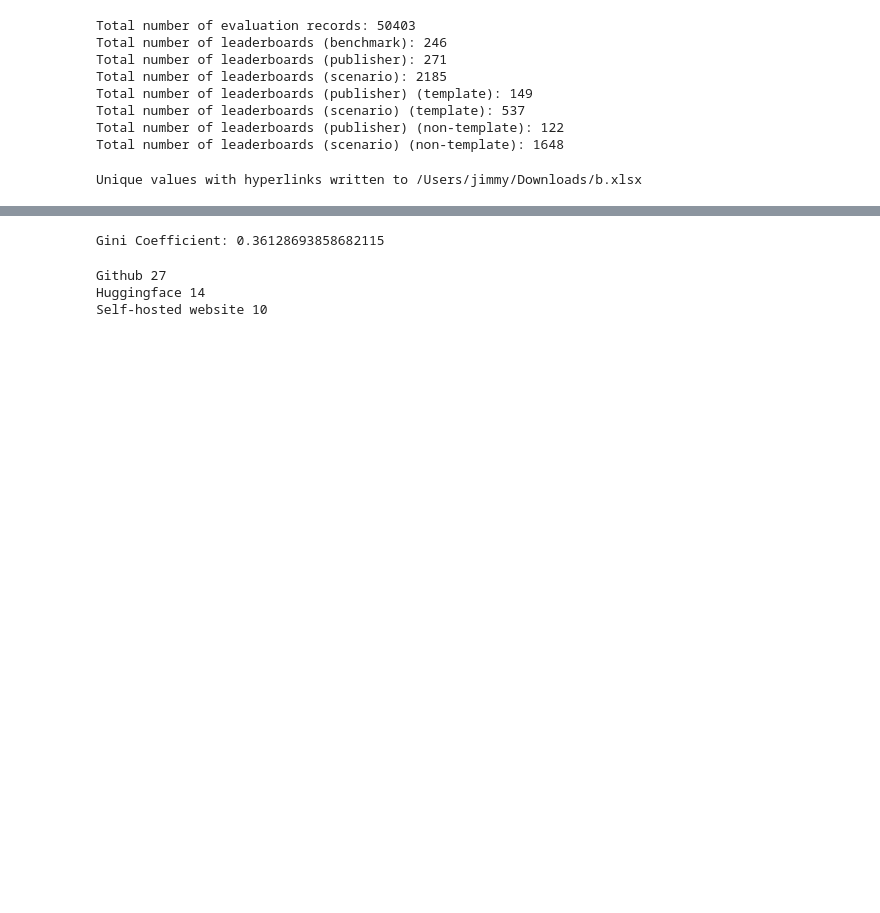
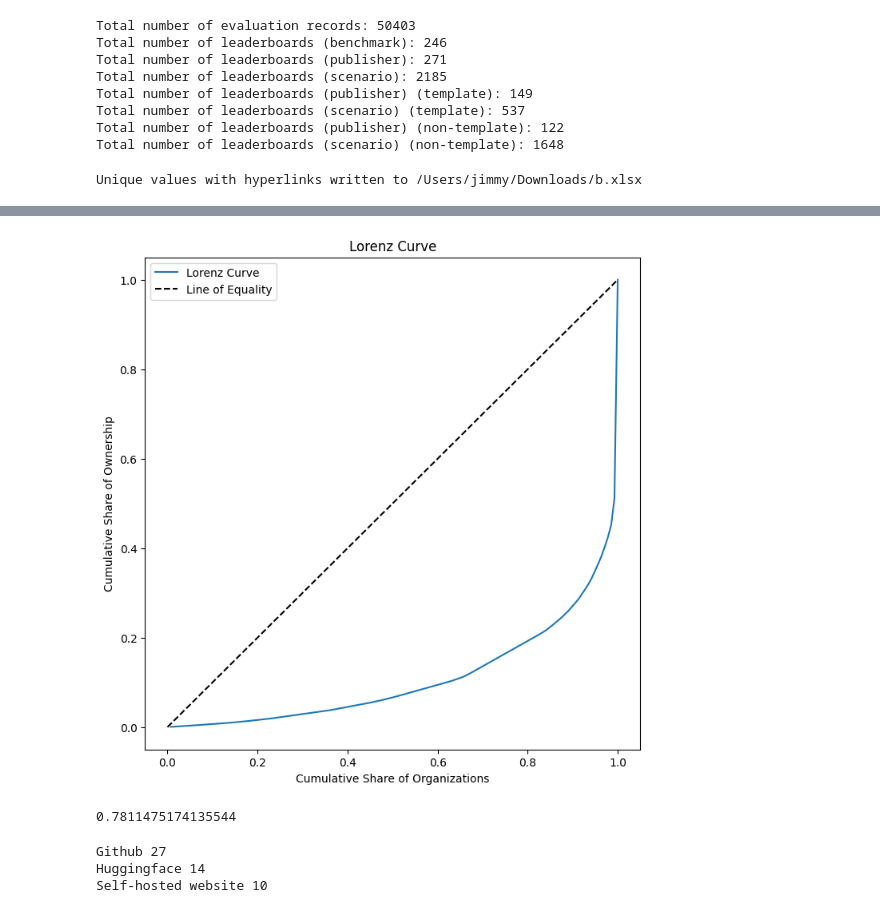
Before and after one commit to zhimin-z/Foundation-Model-Leaderboard-Survey, a Jupyter notebook: code/main.ipynb, the cells around one changed output, grey strips where cells are left out. Drawn from its saved outputs; the diff is of its cells as text; code cells hidden in the pictures; blank space fills up the shorter version.

Commit message:
add lorenz curve

```diff
--- a/code/main.ipynb
+++ b/code/main.ipynb
@@ -1200,18 +1221,30 @@ Gini Coefficient: 0.36128693858682115
-# %%
-import numpy as np
-import plotly.graph_objects as go
-
-# Sample dictionary
-organizations = {
-    'organization1': ['item1', 'item2', 'item3'],
-    'organization2': ['item2', 'item3', 'item4'],
-    'organization3': ['item1', 'item4'],
-    'organization4': ['item1', 'item4'],
-    'organization5': ['item1', 'item4']
-    # ... add more organizations and items as needed
-}
-# %% [output]
-Gini Coefficient: 0.36128693858682115
+# %%
+import numpy as np
+import matplotlib.pyplot as plt
+
+# Lorenz Curve Plotting
+def plot_lorenz_curve(values):
+    sorted_values = np.sort(np.array(values))
+    cum_values = np.cumsum(sorted_values)
+    total = cum_values[-1]
+    x = np.arange(1, len(values) + 1, 1) / len(values)
+    y = cum_values / total
+    plt.figure(figsize=(8, 8))
+    plt.plot(x, y, label='Lorenz Curve')
+    plt.plot([0, 1], [0, 1], color='k', linestyle='--', label='Line of Equality')
+    plt.title('Lorenz Curve')
+    plt.xlabel('Cumulative Share of Organizations')
+    plt.ylabel('Cumulative Share of Ownership')
+    plt.legend()
+    plt.show()
+
+# Plot the Lorenz Curve
+plot_lorenz_curve(values)
+
+gini
+# %% [output]
+[figure, added]
+0.7811475174135544
 # %%
 df = pd.read_csv(path_rq1 / 'Leaderboard_processed.csv')
 df['Platform'] = df['Platform'].apply(ast.literal_eval)
```
Also changed, not shown: parts of 1 cell of this notebook, 4 other files.
